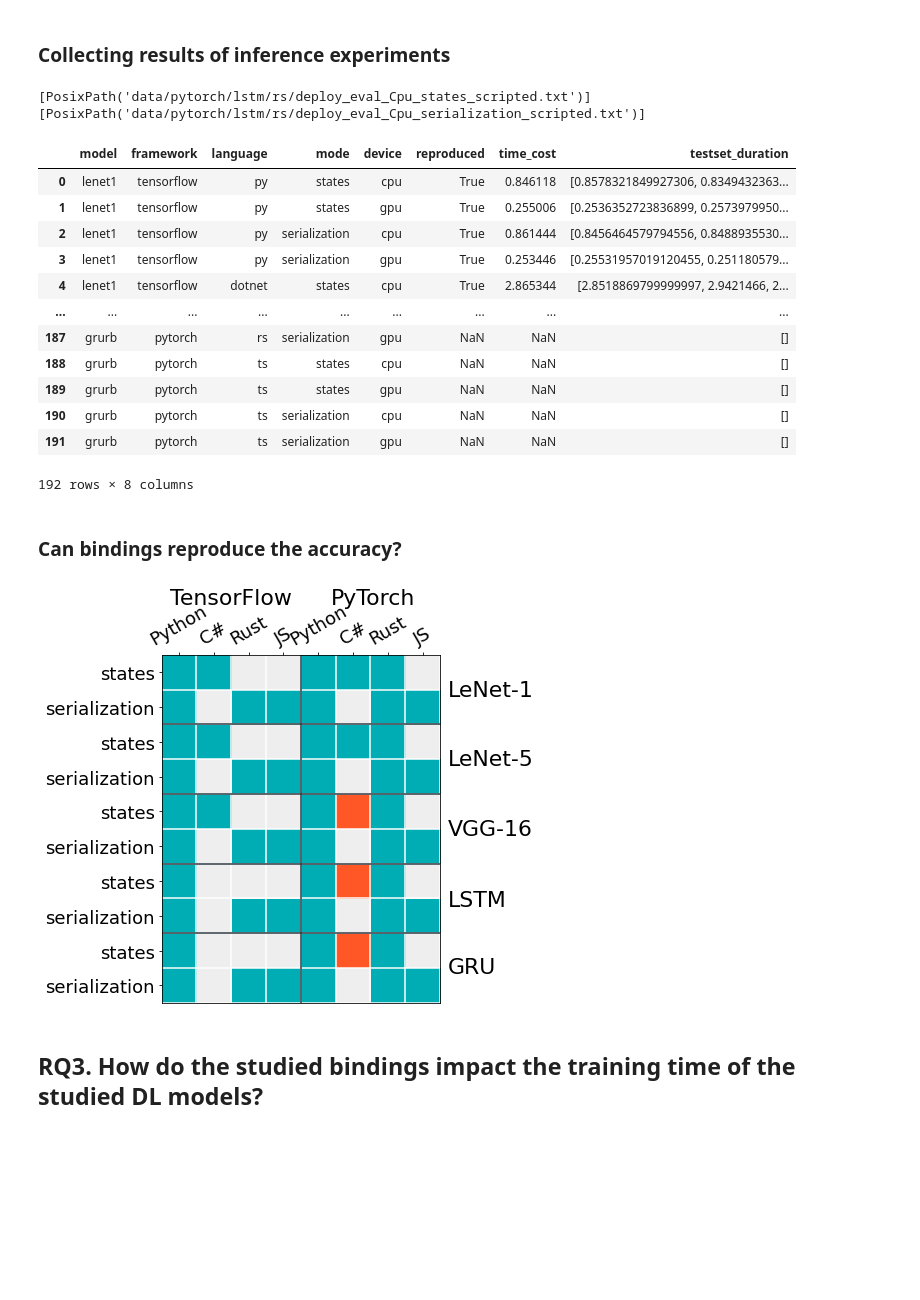
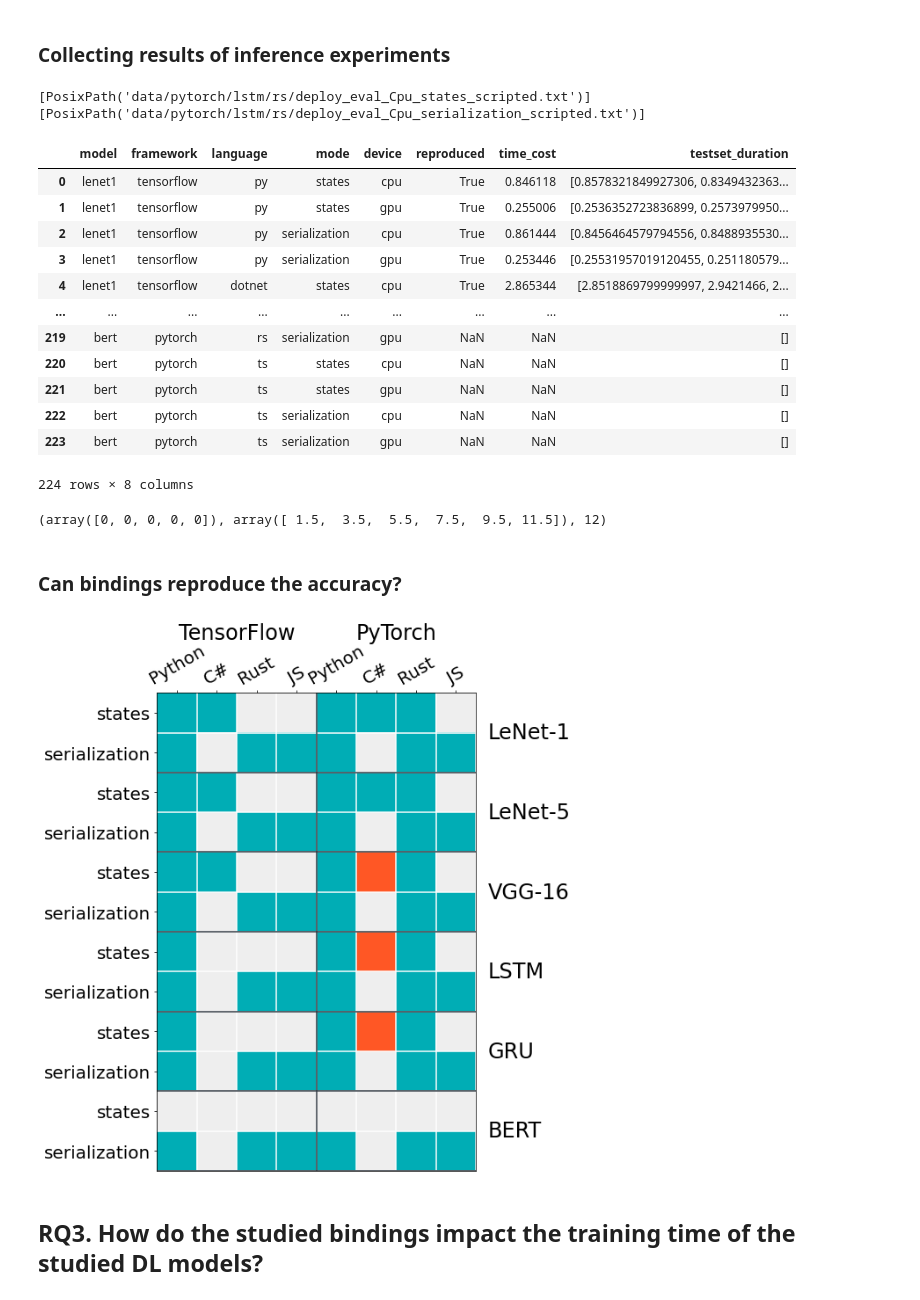
Before and after one commit to asgaardlab/CmpMLBindings, a Jupyter notebook: analysis.ipynb, the cells around one changed output. Drawn from its saved outputs; the diff is of its cells as text; code cells hidden in the pictures; blank space fills up the shorter version.

Commit message:
add bert

```diff
--- a/analysis.ipynb
+++ b/analysis.ipynb
@@ -29,6 +29,7 @@ MODELS = [
     "lstm",
     "gru",
     "grurb",
+    "bert",
 ]
 
 LANGUAGES = [
@@ -51,6 +52,7 @@ MODELS_SHOW_MAP = {
     "vgg16": "VGG-16",
     "lstm": "LSTM",
     "gru": "GRU",
+    "bert": "BERT",
 }
 
 MODE_SHOW_MAP = {
@@ -547,7 +549,7 @@ inference_infos = {
     "time_cost": [],
     "testset_duration": [],
 }
-for model in ["lenet1", "lenet5", "vgg16", "lstm", "gru", "grurb"]:
+for model in ["lenet1", "lenet5", "vgg16", "lstm", "gru", "grurb", "bert"]:
     for fw in ["tensorflow", "pytorch"]:
         for lang in  ["py", "dotnet", "rs", "ts"]:
             for mode in ["states", "serialization"]:
@@ -579,19 +581,27 @@ inference_infos_df
 | 3 | lenet1 | tensorflow | py | serialization | gpu | True | 0.253446 | [0.25531957019120455, 0.251180579... |
 | 4 | lenet1 | tensorflow | dotnet | states | cpu | True | 2.865344 | [2.8518869799999997, 2.9421466, 2... |
 | ... | ... | ... | ... | ... | ... | ... | ... | ... |
-| 187 | grurb | pytorch | rs | serialization | gpu | NaN | NaN | [] |
-| 188 | grurb | pytorch | ts | states | cpu | NaN | NaN | [] |
-| 189 | grurb | pytorch | ts | states | gpu | NaN | NaN | [] |
-| 190 | grurb | pytorch | ts | serialization | cpu | NaN | NaN | [] |
-| 191 | grurb | pytorch | ts | serialization | gpu | NaN | NaN | [] |
+| 219 | bert | pytorch | rs | serialization | gpu | NaN | NaN | [] |
+| 220 | bert | pytorch | ts | states | cpu | NaN | NaN | [] |
+| 221 | bert | pytorch | ts | states | gpu | NaN | NaN | [] |
+| 222 | bert | pytorch | ts | serialization | cpu | NaN | NaN | [] |
+| 223 | bert | pytorch | ts | serialization | gpu | NaN | NaN | [] |
-192 rows × 8 columns
+224 rows × 8 columns
+# %%
+inference_infos_df[inference_infos_df["model"] == "bert"]
+
+np.full(5, 0), np.arange(1, r, 2)+gap, r
+# %% [output]
+(array([0, 0, 0, 0, 0]), array([ 1.5,  3.5,  5.5,  7.5,  9.5, 11.5]), 12)
 # %% [markdown]
 ### Can bindings reproduce the accuracy?
 # %%
-plot_data = np.zeros((10, 8)).tolist()
 col_names = ["py", "dotnet", "rs", "ts"] * 2
-row_names = ["states", "serialization"] * 5
-models = ["lenet1", "lenet5", "vgg16", "lstm", "gru"]
+models = ["lenet1", "lenet5", "vgg16", "lstm", "gru", "bert"]
+row_names = ["states", "serialization"] * len(models)
+r = len(row_names)
+c = len(col_names)
+plot_data = np.zeros((r, c)).tolist()
 for row in range(len(plot_data)):
     for col in range(len(plot_data[0])):
         fw = "tensorflow" if col < 4 else "pytorch"
@@ -606,51 +616,62 @@ for row in range(len(plot_data)):
             & (inference_infos_df["model"] == model) \
             & (inference_infos_df["device"] == "gpu") \
             & (inference_infos_df["language"] == lang)
         value = inference_infos_df[mask]["reproduced"].values[0]
         if np.isnan(value):
             plot_data[row][col] = (238, 238, 238)
         elif value == False:
             plot_data[row][col] = (255, 87, 37)
         elif value == True:
             plot_data[row][col] = (0, 173, 181)
         else:
             raise ValueError()
 
+# TODO: read bert data to plot
+plot_data[-1][0] = (0, 173, 181)
+plot_data[-1][2] = (0, 173, 181)
+plot_data[-1][3] = (0, 173, 181)
+plot_data[-1][4] = (0, 173, 181)
+plot_data[-1][6] = (0, 173, 181)
+plot_data[-1][7] = (0, 173, 181)
+
+
 fig, ax = plt.subplots()
-fig.set_size_inches((14 * 0.8, 8 * 0.8))
+fig.set_size_inches((4 + r), (c + 2))
 
 im = ax.imshow(plot_data, cmap="Blues")
 
-plt.hlines(y=np.arange(0, 10)+0.5, xmin=np.full(10, 0)-0.5, xmax=np.full(10, 8)-0.5, color="w")
-plt.vlines(x=np.arange(0, 8)+0.5, ymin=np.full(8, 0)-0.5, ymax=np.full(8, 10)-0.5, color="w")
-plt.vlines(x=3.5, ymin=-0.5, ymax=9.5, color="#303841")
-plt.hlines(y=np.arange(1, 8, 2)+0.5, xmin=np.full(4, 0)-0.5, xmax=np.full(4, 8)-0.5, color="#303841")
+gap = 0.5
+plt.hlines(y=np.arange(0, r)+gap, xmin=np.full(r, 0)-gap, xmax=np.full(r, c)-gap, color="w")
+plt.vlines(x=np.arange(0, c)+gap, ymin=np.full(c, 0)-gap, ymax=np.full(c, r)-gap, color="w")
+plt.vlines(x=c/2-gap, ymin=-gap, ymax=r-gap, color="#303841")
+plt.hlines(y=np.arange(1, r, 2)+gap, xmin=np.full(r // 2, 0)-gap, xmax=np.full(r//2, c)-gap, color="#303841")
 
 ax.set_xticks(np.arange(len(col_names)))
 ax.set_yticks(np.arange(len(row_names)))
 ax.tick_params(top=True, bottom=False, labeltop=True, labelbottom=False)
 ax.set_xticklabels(
-    [LANG_SHOW_MAP[c] for c in col_names], size=18, rotation=30,
+    [LANG_SHOW_MAP[c] for c in col_names], size=20, rotation=30,
     ha='center'
 )
-ax.set_yticklabels([MODE_SHOW_MAP[r] for r in row_names], size=18)
-LABELS_MODEL = ['  GRU  ' , ' LSTM ', 'VGG-16', 'LeNet-5', 'LeNet-1']
+ax.set_yticklabels([MODE_SHOW_MAP[r] for r in row_names], size=20)
 
-LARGER_FONT = 22
-offset = 0.48
-plt.figtext(0.215 + offset, 0.19, "GRU", fontsize=LARGER_FONT)
-plt.figtext(0.215 + offset, 0.335, "LSTM", fontsize=LARGER_FONT)
-plt.figtext(0.215 + offset, 0.49, "VGG-16", fontsize=LARGER_FONT)
-plt.figtext(0.215 + offset, 0.64, "LeNet-5", fontsize=LARGER_FONT)
-plt.figtext(0.215 + offset, 0.79, "LeNet-1", fontsize=LARGER_FONT)
+# ax.text(0, 0, 'x', va='center', ha='center')
+LARGER_FONT = 24
+offset = -0.2
+ax.text(8 + offset, 10.5, 'BERT', va='center', ha='left', fontsize=LARGER_FONT)
+ax.text(8 + offset, 8.5, 'GRU', va='center', ha='left', fontsize=LARGER_FONT)
+ax.text(8 + offset, 6.5, 'LSTM', va='center', ha='left', fontsize=LARGER_FONT)
+ax.text(8 + offset, 4.5, 'VGG-16', va='center', ha='left', fontsize=LARGER_FONT)
+ax.text(8 + offset, 2.5, 'LeNet-5', va='center', ha='left', fontsize=LARGER_FONT)
+ax.text(8 + offset, 0.5, 'LeNet-1', va='center', ha='left', fontsize=LARGER_FONT)
 
-plt.figtext(0.35, 0.99, "TensorFlow", fontsize=LARGER_FONT)
-plt.figtext(0.55, 0.99, "PyTorch", fontsize=LARGER_FONT)
+ax.text(1.5, -2, 'TensorFlow', va='center', ha='center', fontsize=LARGER_FONT)
+ax.text(5.5, -2, 'PyTorch', va='center', ha='center', fontsize=LARGER_FONT)
 
 plt.show()
 fig.savefig(OUT_FIGS_PATH / f"Fig5.eps", bbox_inches='tight')
 # %% [output]
-[figure, old version]
+[figure, new version]
 # %% [markdown]
 ## RQ3. How do the studied bindings impact the training time of the studied DL models?
 # %% [markdown]
```
